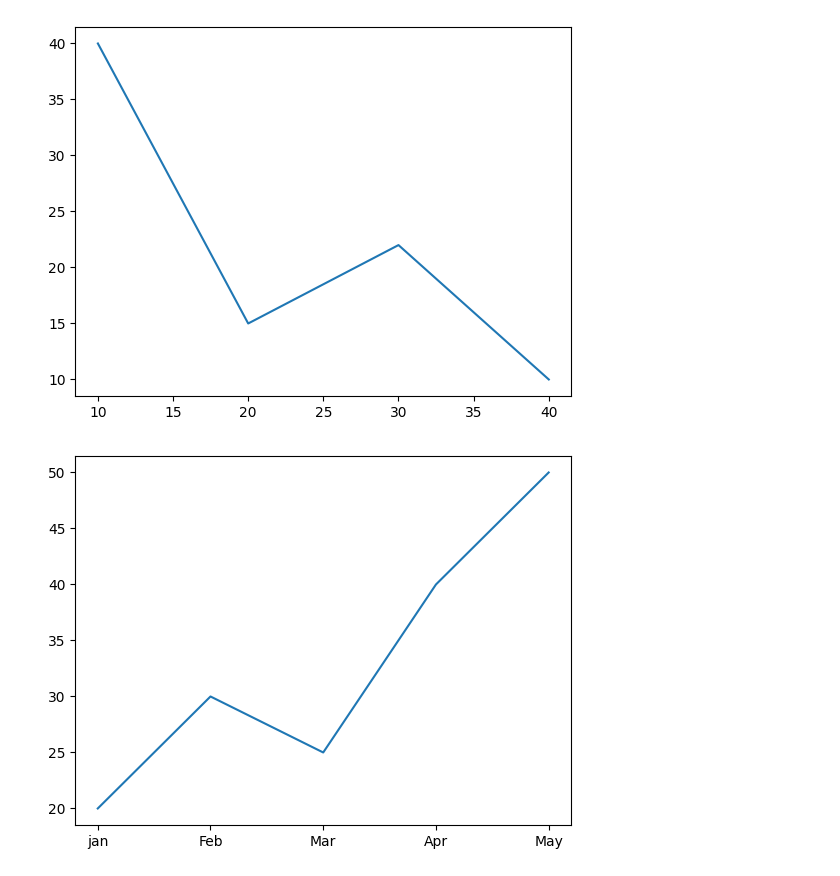
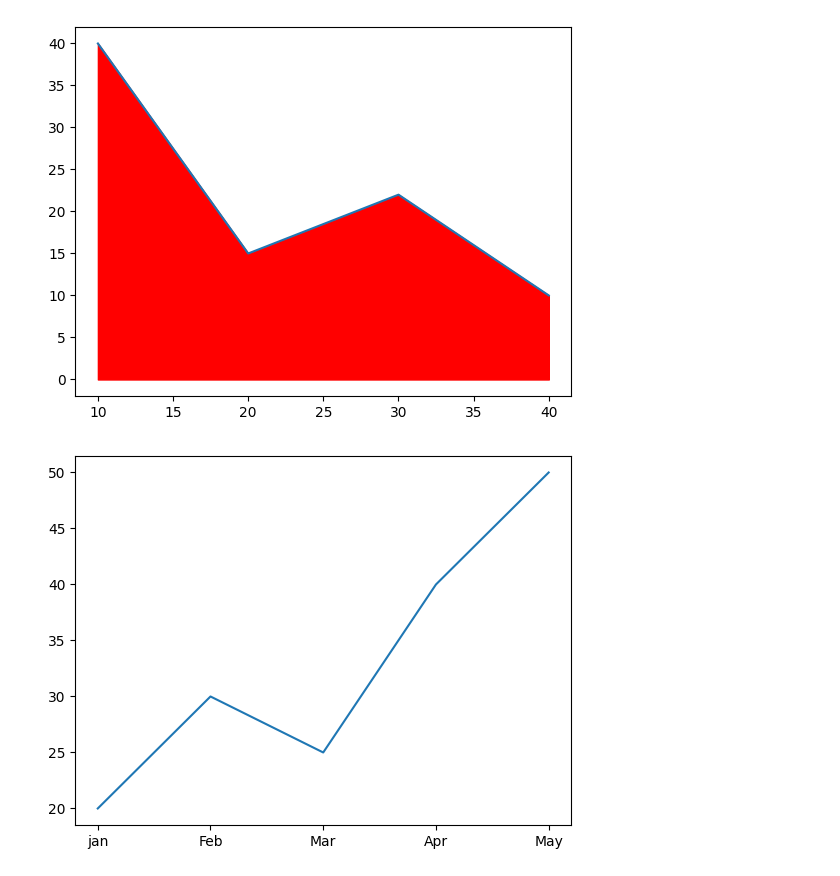
Before and after one commit to AdithyaES2/pandas, a Jupyter notebook: matplotlib.ipynb, the cells around one changed output. Drawn from its saved outputs; the diff is of its cells as text; code cells hidden in the pictures.

```diff
--- a/matplotlib.ipynb
+++ b/matplotlib.ipynb
@@ -3,11 +3,12 @@
 # %%
 import matplotlib.pyplot as plt
 x=[10,20,30,40]
 y=[40,15,22,10]
 plt.plot(x,y) #to print or draw the line chart
+plt.fill_between(x,y,color="red") # to fill the color
 plt.show() # to display the value
 # %% [output]
-[figure, old version]
+[figure, new version]
 # %%
 month=["jan","Feb","Mar","Apr","May"]
 sales=[20,30,25,40,50]
```
